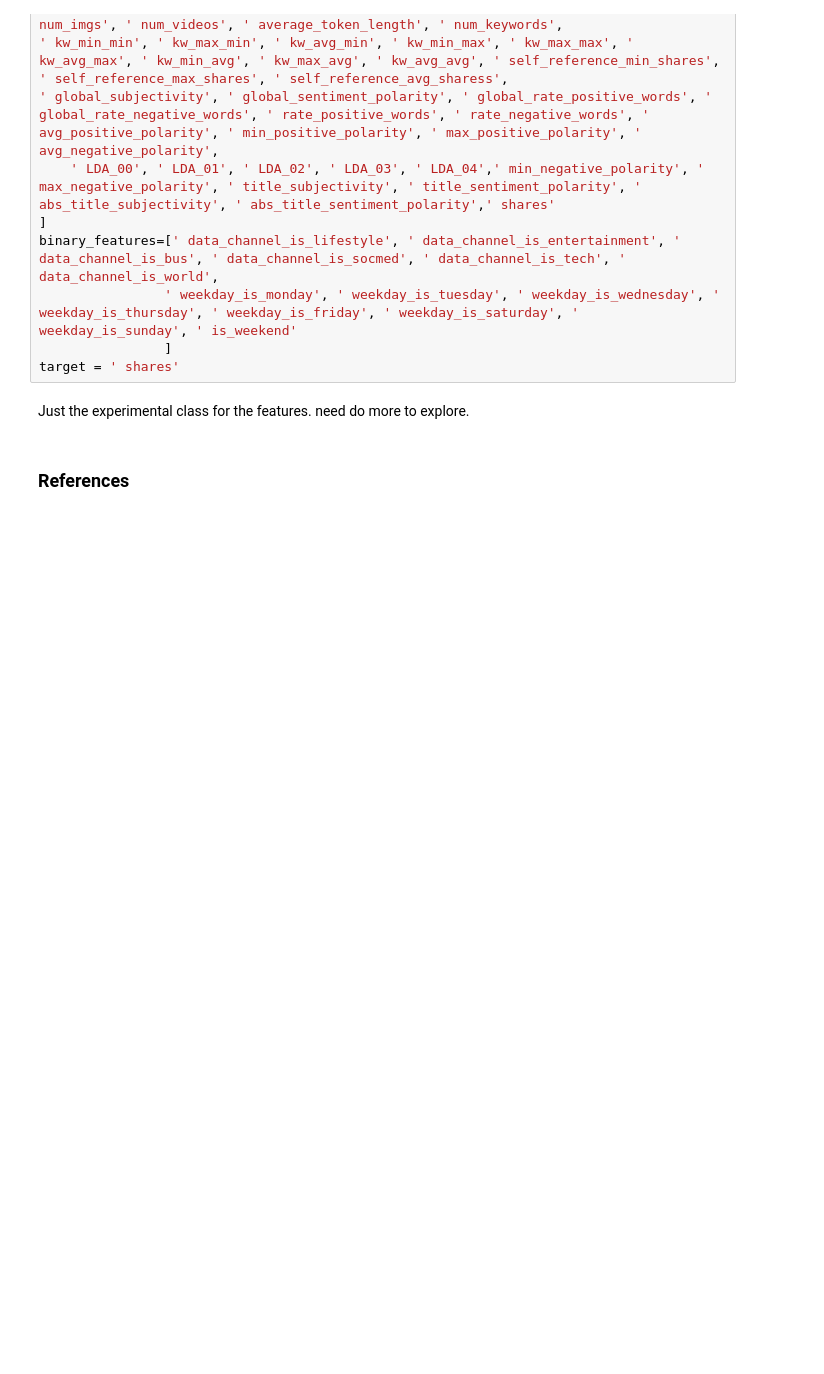
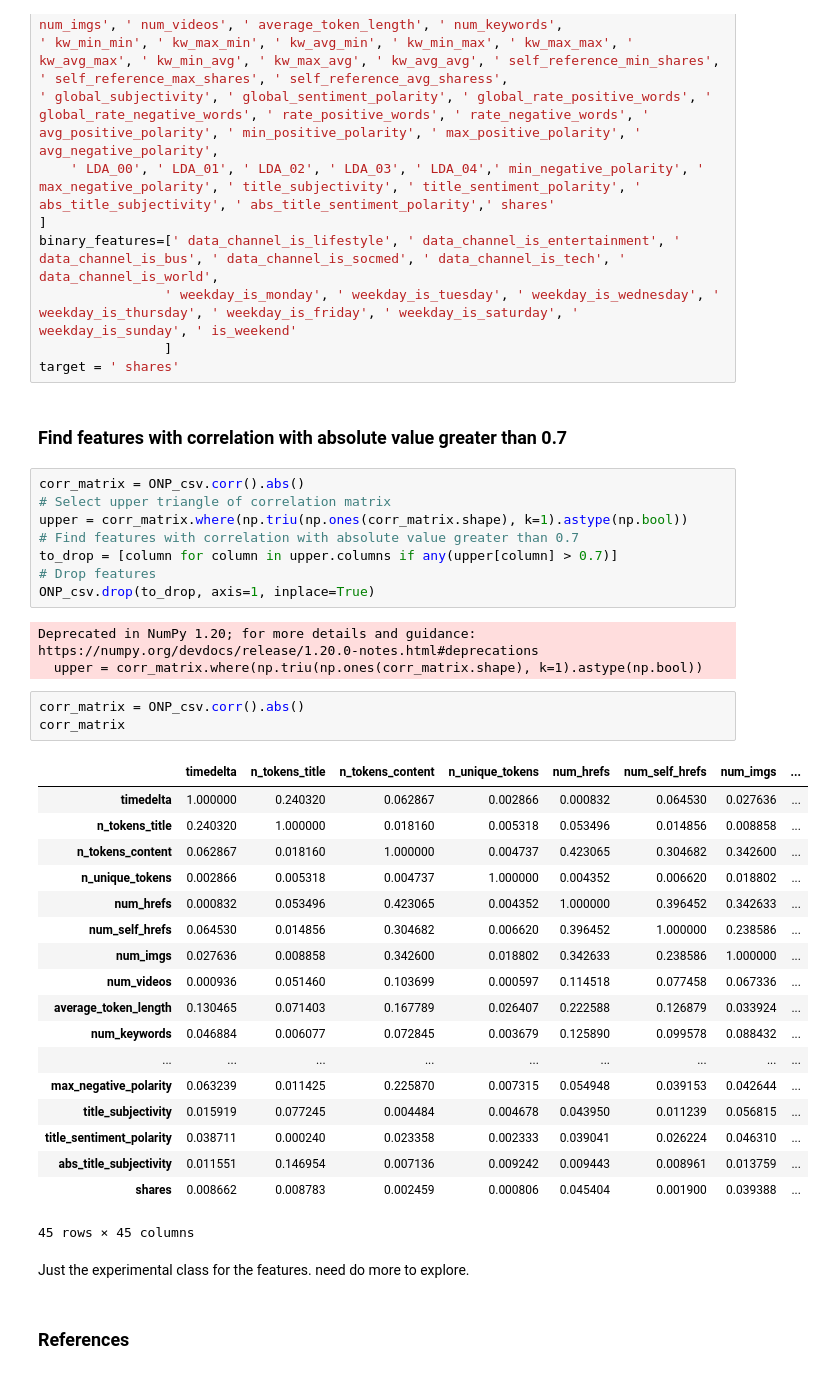
Before and after one commit to UBC-MDS/online_news_popularity, a Jupyter notebook: results/EDA_initial.ipynb, the cells around one changed output. Saved outputs shown, nothing was run; the diff lists cells and outputs as text; blank space fills up the shorter version.

Commit message:
Add change to the EDA of LINHAN version
Nagraj Rao do some thing new about Find features with correlation with absolute value greater than 0.7

```diff
--- a/results/EDA_initial.ipynb
+++ b/results/EDA_initial.ipynb
@@ -226,6 +226,41 @@ binary_features=[' data_channel_is_lifestyle', ' data_channel_is_entertainment',
                 ' weekday_is_monday', ' weekday_is_tuesday', ' weekday_is_wednesday', ' weekday_is_thursday', ' weekday_is_friday', ' weekday_is_saturday', ' weekday_is_sunday', ' is_weekend'
                 ]
 target = ' shares'
+# %% [markdown]
+### Find features with correlation with absolute value greater than 0.7
+# %%
+corr_matrix = ONP_csv.corr().abs()
+# Select upper triangle of correlation matrix
+upper = corr_matrix.where(np.triu(np.ones(corr_matrix.shape), k=1).astype(np.bool))
+# Find features with correlation with absolute value greater than 0.7
+to_drop = [column for column in upper.columns if any(upper[column] > 0.7)]
+# Drop features
+ONP_csv.drop(to_drop, axis=1, inplace=True)
+# %% [output]
+Deprecated in NumPy 1.20; for more details and guidance: https://numpy.org/devdocs/release/1.20.0-notes.html#deprecations
+  upper = corr_matrix.where(np.triu(np.ones(corr_matrix.shape), k=1).astype(np.bool))
+# %%
+corr_matrix = ONP_csv.corr().abs()
+corr_matrix
+# %% [output]
+|  | timedelta | n_tokens_title | n_tokens_content | n_unique_tokens | num_hrefs | num_self_hrefs | num_imgs | ... |
+| timedelta | 1.000000 | 0.240320 | 0.062867 | 0.002866 | 0.000832 | 0.064530 | 0.027636 | ... |
+| n_tokens_title | 0.240320 | 1.000000 | 0.018160 | 0.005318 | 0.053496 | 0.014856 | 0.008858 | ... |
+| n_tokens_content | 0.062867 | 0.018160 | 1.000000 | 0.004737 | 0.423065 | 0.304682 | 0.342600 | ... |
+| n_unique_tokens | 0.002866 | 0.005318 | 0.004737 | 1.000000 | 0.004352 | 0.006620 | 0.018802 | ... |
+| num_hrefs | 0.000832 | 0.053496 | 0.423065 | 0.004352 | 1.000000 | 0.396452 | 0.342633 | ... |
+| num_self_hrefs | 0.064530 | 0.014856 | 0.304682 | 0.006620 | 0.396452 | 1.000000 | 0.238586 | ... |
+| num_imgs | 0.027636 | 0.008858 | 0.342600 | 0.018802 | 0.342633 | 0.238586 | 1.000000 | ... |
+| num_videos | 0.000936 | 0.051460 | 0.103699 | 0.000597 | 0.114518 | 0.077458 | 0.067336 | ... |
+| average_token_length | 0.130465 | 0.071403 | 0.167789 | 0.026407 | 0.222588 | 0.126879 | 0.033924 | ... |
+| num_keywords | 0.046884 | 0.006077 | 0.072845 | 0.003679 | 0.125890 | 0.099578 | 0.088432 | ... |
+| ... | ... | ... | ... | ... | ... | ... | ... | ... |
+| max_negative_polarity | 0.063239 | 0.011425 | 0.225870 | 0.007315 | 0.054948 | 0.039153 | 0.042644 | ... |
+| title_subjectivity | 0.015919 | 0.077245 | 0.004484 | 0.004678 | 0.043950 | 0.011239 | 0.056815 | ... |
+| title_sentiment_polarity | 0.038711 | 0.000240 | 0.023358 | 0.002333 | 0.039041 | 0.026224 | 0.046310 | ... |
+| abs_title_subjectivity | 0.011551 | 0.146954 | 0.007136 | 0.009242 | 0.009443 | 0.008961 | 0.013759 | ... |
+| shares | 0.008662 | 0.008783 | 0.002459 | 0.000806 | 0.045404 | 0.001900 | 0.039388 | ... |
+45 rows × 45 columns
 # %% [markdown]
 Just the experimental class for the features. need do more to explore.
 # %% [markdown]
```
